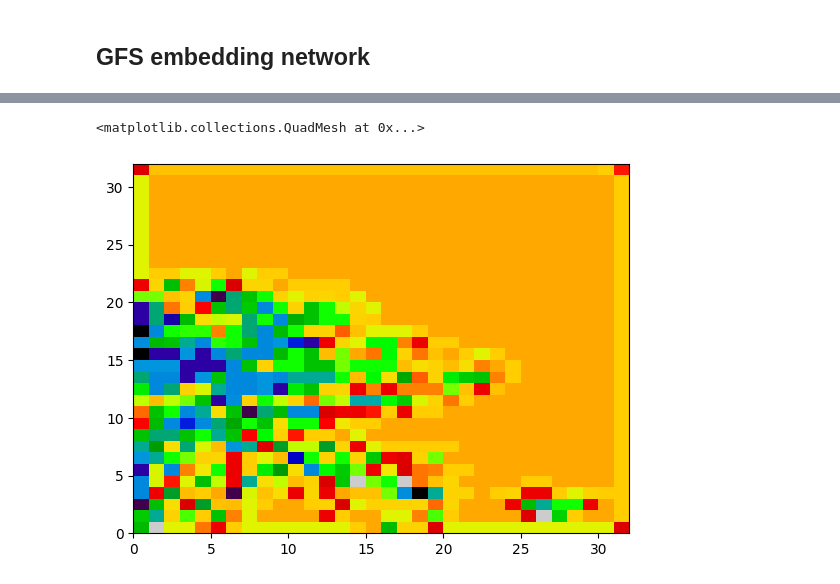
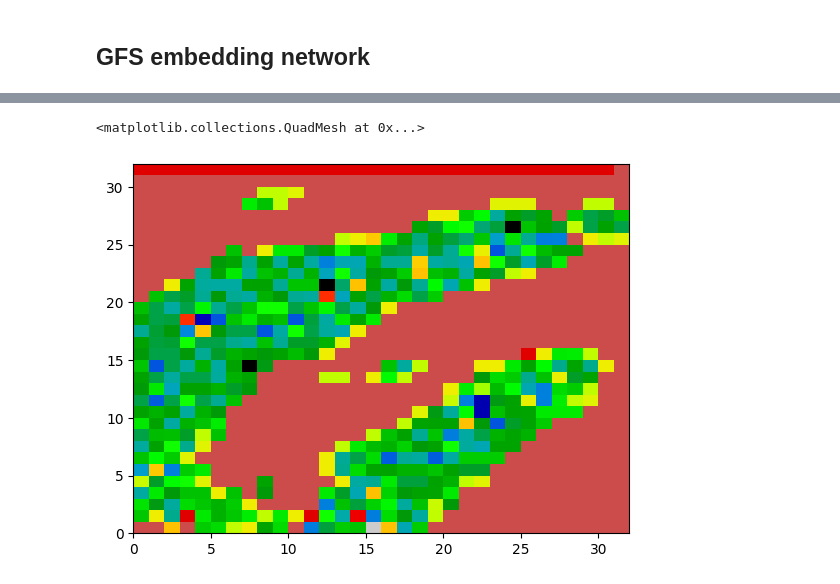
Before and after one commit to yingkaisha/MRMS_diffusion_bridge, a Jupyter notebook: DATA03_Batch_Gen_Diffusion.ipynb, the cells around one changed output, grey strips where cells are left out. Drawn from its saved outputs; the diff is of its cells as text; code cells hidden in the pictures.

Commit message:
update batch gen notebooks

```diff
--- a/DATA03_Batch_Gen_Diffusion.ipynb
+++ b/DATA03_Batch_Gen_Diffusion.ipynb
@@ -443,8 +445,10 @@ KeyboardInterrupt
 # %%
-temp_data = np.load('/glade/campaign/cisl/aiml/ksha/BATCH_Diffusion/GFS_y2021_ini06_lead15_dt0000_ix096_iy432.npy', allow_pickle=True)[()]
+temp_data = np.load(
+    '/glade/campaign/cisl/aiml/ksha/BATCH_LDM/diffusion_y2022_ini12_lead03_dt8751_ix120_iy432.npy',
+    allow_pickle=True)[()]
 # %%
-plt.pcolormesh(temp_data['Y_latent'][0, ..., 1], cmap=plt.cm.nipy_spectral_r)
+plt.pcolormesh(temp_data['Y_latent'][0, ..., 2], cmap=plt.cm.nipy_spectral_r)
 # %% [output]
 <matplotlib.collections.QuadMesh at 0x...>
-[figure, old version]
+[figure, new version]
 # %%
```
Also changed, not shown: parts of 18 cells of this notebook, 2 other files.
